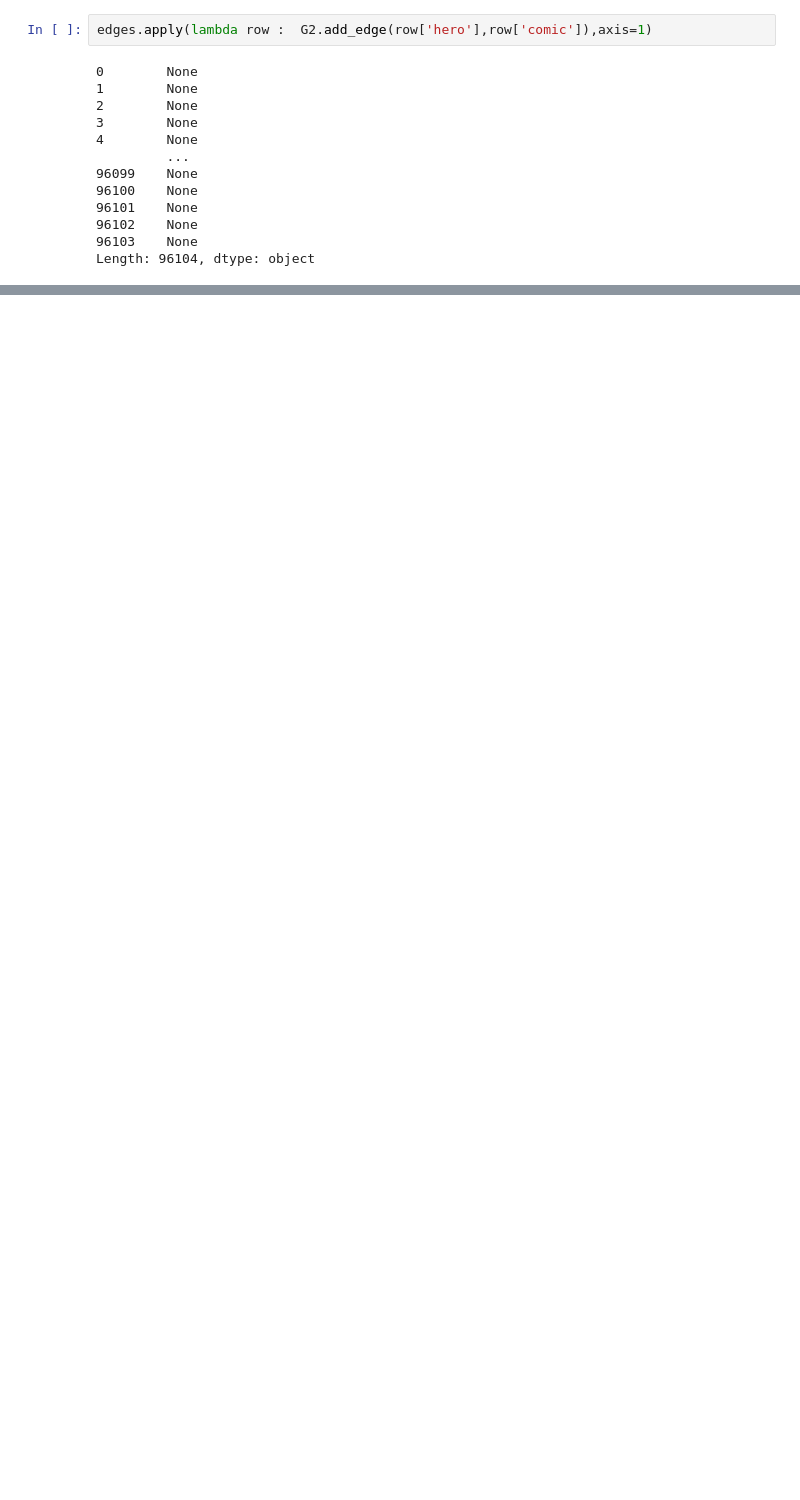
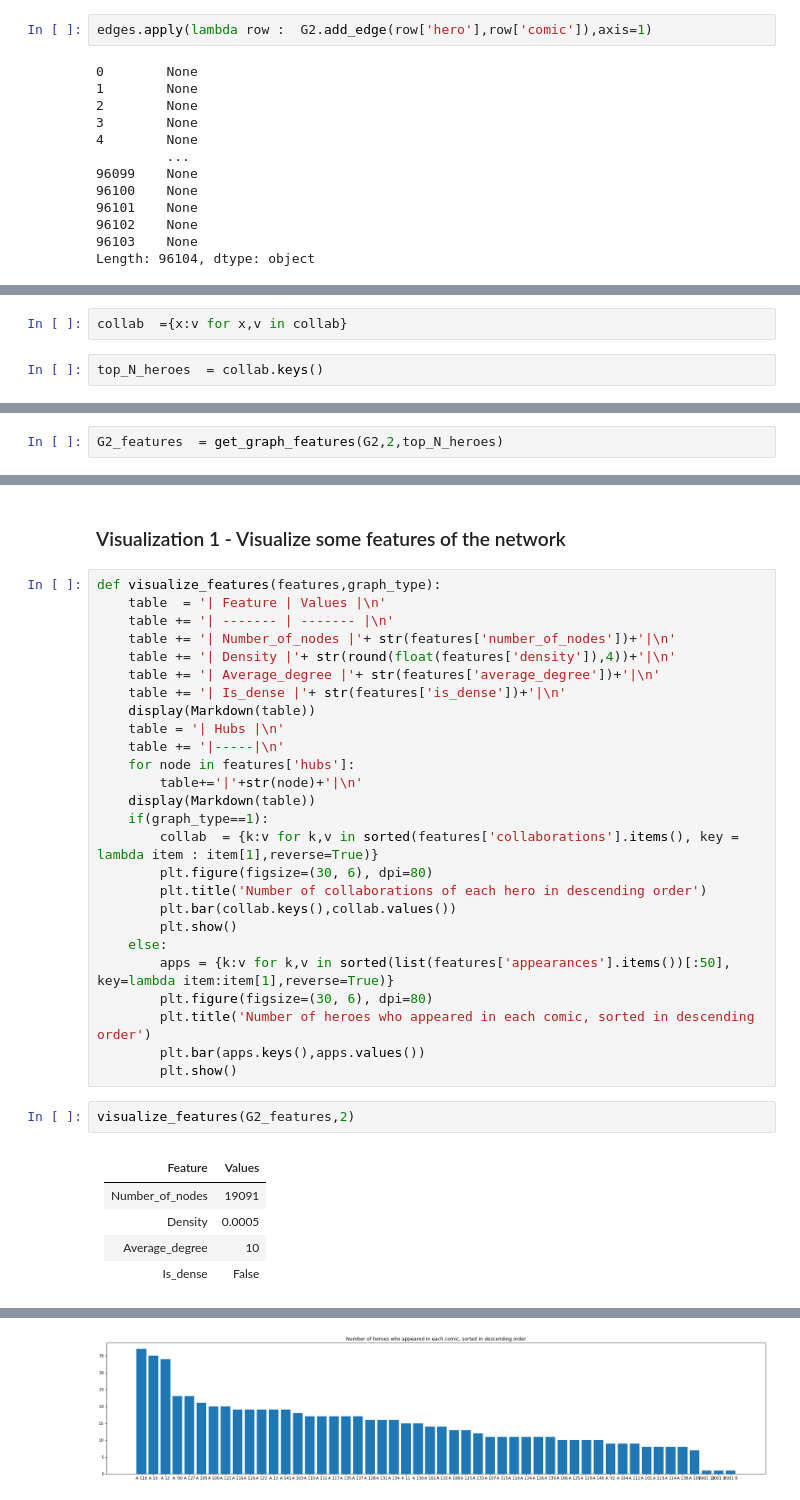
Before and after one commit to marcusreal/ADM_HW5, a Jupyter notebook: hw5.ipynb, the cells around one changed output, grey strips where cells are left out. Saved outputs shown, nothing was run; the diff lists cells and outputs as text; blank space fills up the shorter version.

Commit message:
Functionality 1 and Visualization 1 added

```diff
--- a/hw5.ipynb
+++ b/hw5.ipynb
@@ -129,0 +195,4 @@ plt.show()
+# %%
+collab  ={x:v for x,v in collab}
+# %%
+top_N_heroes  = collab.keys()
@@ -129,0 +230,2 @@ plt.show()
+# %%
+G2_features  = get_graph_features(G2,2,top_N_heroes)
@@ -129,0 +234,37 @@ plt.show()
+# %% [markdown]
+### Visualization 1 - Visualize some features of the network
+# %%
+def visualize_features(features,graph_type):
+    table  = '| Feature | Values |\n'
+    table += '| ------- | ------- |\n'
+    table += '| Number_of_nodes |'+ str(features['number_of_nodes'])+'|\n'
+    table += '| Density |'+ str(round(float(features['density']),4))+'|\n'
+    table += '| Average_degree |'+ str(features['average_degree'])+'|\n'
+    table += '| Is_dense |'+ str(features['is_dense'])+'|\n'
+    display(Markdown(table))
+    table = '| Hubs |\n'
+    table += '|-----|\n'
+    for node in features['hubs']:
+        table+='|'+str(node)+'|\n'
+    display(Markdown(table))
+    if(graph_type==1):
+        collab  = {k:v for k,v in sorted(features['collaborations'].items(), key =  lambda item : item[1],reverse=True)}
+        plt.figure(figsize=(30, 6), dpi=80)
+        plt.title('Number of collaborations of each hero in descending order')
+        plt.bar(collab.keys(),collab.values())
+        plt.show()
+    else:
+        apps = {k:v for k,v in sorted(list(features['appearances'].items())[:50], key=lambda item:item[1],reverse=True)}
+        plt.figure(figsize=(30, 6), dpi=80)
+        plt.title('Number of heroes who appeared in each comic, sorted in descending order')
+        plt.bar(apps.keys(),apps.values())
+        plt.show()
+# %%
+visualize_features(G2_features,2)
+# %% [output]
+| Feature | Values |
+| ------- | ------- |
+| Number_of_nodes |19091|
+| Density |0.0005|
+| Average_degree |10|
+| Is_dense |False|
@@ -129,0 +331 @@ plt.show()
+[figure, added]
```
Also changed, not shown: parts of 35 cells of this notebook.
